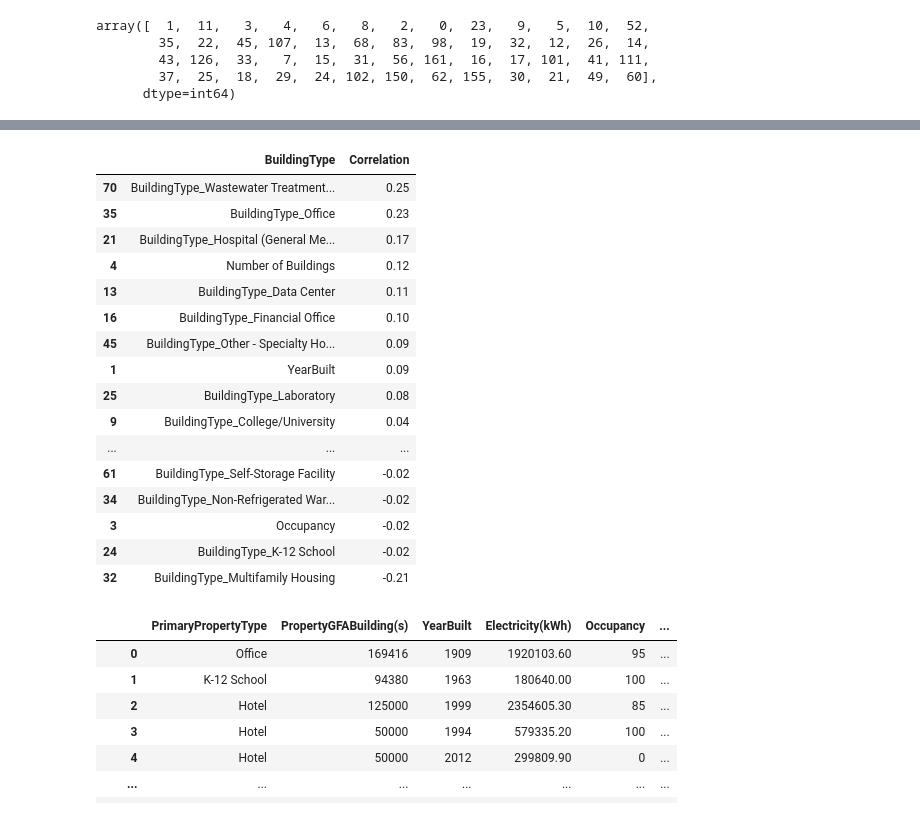
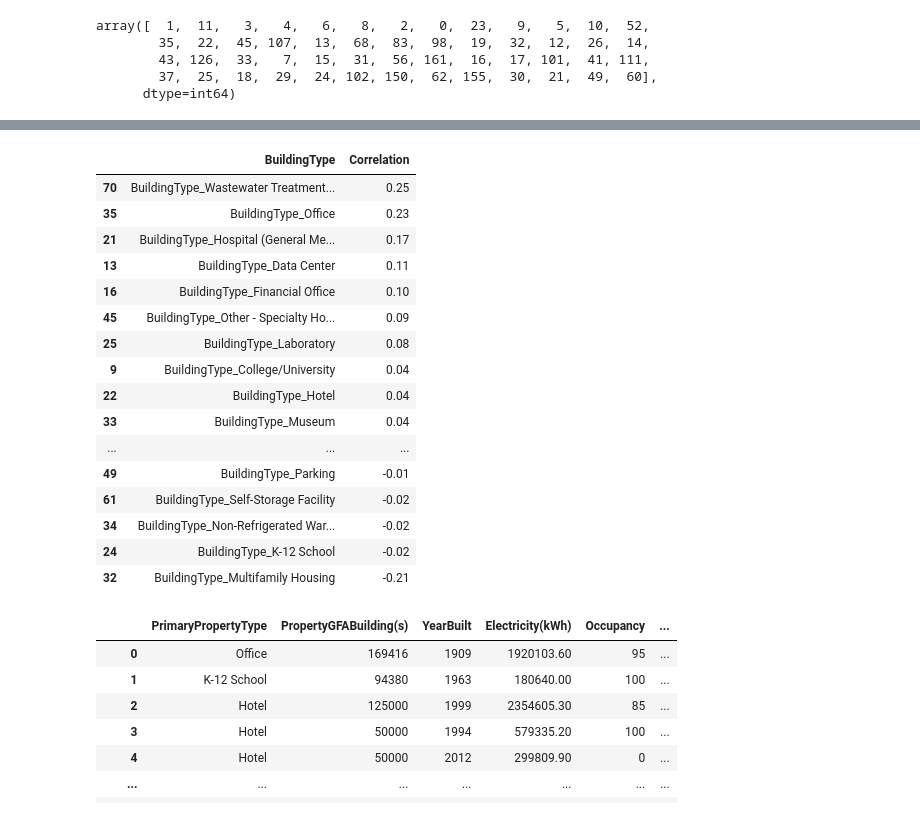
Before and after one commit to hramzan01/project_zero, a Jupyter notebook: nb_utilities_datamerge.ipynb, the cells around one changed output, grey strips where cells are left out. Saved outputs shown, nothing was run; the diff lists cells and outputs as text; code cells hidden in the pictures.

Commit message:
filtered low correlation types

```diff
--- a/nb_utilities_datamerge.ipynb
+++ b/nb_utilities_datamerge.ipynb
@@ -138,47 +138,41 @@ array(['Office', 'K-12 School', 'Hotel', 'Worship Facility',
 # %%
 # Encode 'PrimaryPropertyType' using one-hot encoding
 encoded_df = pd.get_dummies(df_nyc_renamed, columns=['PrimaryPropertyType'], prefix='BuildingType')
 
 # Calculate the correlation matrix
 correlation_matrix = encoded_df.corr()
 
 # Extract correlations related to 'Electricity(kWh)'
 correlation_with_electricity = correlation_matrix['Electricity(kWh)']
 
 # Create a DataFrame with correlations
 correlation_df = pd.DataFrame({'BuildingType': correlation_with_electricity.index, 'Correlation': correlation_with_electricity.values})
 
 # Sort correlations in descending order
 sorted_correlation_df = correlation_df.sort_values(by='Correlation', ascending=False)
 
-# Display correlations
+# filter high correlation
 sorted_correlation_df = sorted_correlation_df[(sorted_correlation_df['Correlation'] > 0.01) | (sorted_correlation_df['Correlation'] < -0.01)]
 
-# Remove the row with 'Electricity(kWh)' as it's perfectly correlated (value 1)
-sorted_correlation_df = sorted_correlation_df[sorted_correlation_df['BuildingType'] != 'Electricity(kWh)']
-
-# Remove the row with 'PropertyGFABuilding(s)' as it's also included
-sorted_correlation_df = sorted_correlation_df[sorted_correlation_df['BuildingType'] != 'PropertyGFABuilding(s)']
+# Show only newly created building type features
+sorted_correlation_df = sorted_correlation_df[~sorted_correlation_df['BuildingType'].isin(df_nyc_renamed.columns)]
 sorted_correlation_df
-
-
-'''NEED TO TELL IT TO EXTRACT ONLY FROM BUILDING TYPE NOT ALL OTHER FEATURES'''
 # %% [output]
 |  | BuildingType | Correlation |
 | 70 | BuildingType_Wastewater Treatment... | 0.25 |
 | 35 | BuildingType_Office | 0.23 |
 | 21 | BuildingType_Hospital (General Me... | 0.17 |
-| 4 | Number of Buildings | 0.12 |
 | 13 | BuildingType_Data Center | 0.11 |
 | 16 | BuildingType_Financial Office | 0.10 |
 | 45 | BuildingType_Other - Specialty Ho... | 0.09 |
-| 1 | YearBuilt | 0.09 |
 | 25 | BuildingType_Laboratory | 0.08 |
 | 9 | BuildingType_College/University | 0.04 |
+| 22 | BuildingType_Hotel | 0.04 |
+| 33 | BuildingType_Museum | 0.04 |
 | ... | ... | ... |
+| 49 | BuildingType_Parking | -0.01 |
 | 61 | BuildingType_Self-Storage Facility | -0.02 |
 | 34 | BuildingType_Non-Refrigerated War... | -0.02 |
-| 3 | Occupancy | -0.02 |
 | 24 | BuildingType_K-12 School | -0.02 |
 | 32 | BuildingType_Multifamily Housing | -0.21 |
 # %%
```
Also changed, not shown: parts of 8 cells of this notebook.
